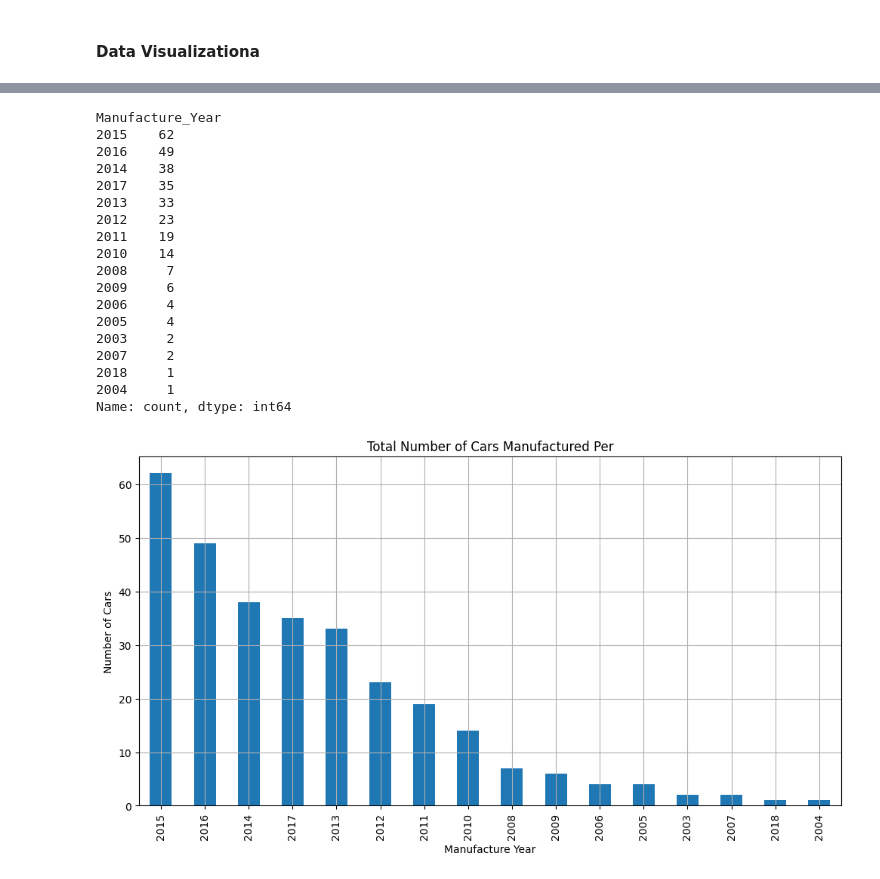
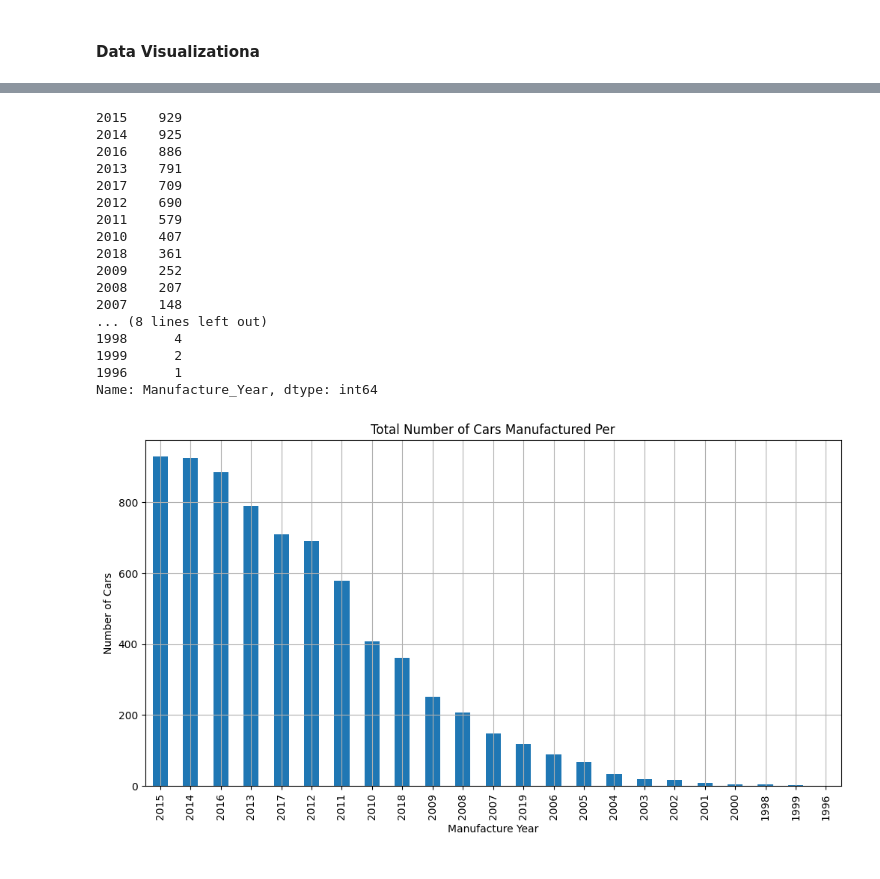
Before and after one commit to Levice085/sankyana_scripts, a Jupyter notebook: Exploratory Data Anaylsis (1) (1).ipynb, the cells around one changed output, grey strips where cells are left out. Cells and saved outputs as stored; diff of their text form; code cells hidden in the pictures.

```diff
--- a/Exploratory Data Anaylsis (1) (1).ipynb
+++ b/Exploratory Data Anaylsis (1) (1).ipynb
@@ -125,6 +128,6 @@ data1 = data.drop(3, axis = 0)
 # %% [markdown]
 ### Renaming a column
 # %%
-car_data= pd.read_csv(r"E:\Sankhyana Training\Datasets\car data.csv")
+car_data= pd.read_csv(r"C:\Users\hp\Desktop\5.1\sankyana\Datasets\used_cars_data.csv")
 car_data.head()
 # %% [output]
@@ -199,29 +202,29 @@ car_data1.head()
 # %%
 car_data1['Manufacture_Year'].value_counts()
 # %% [output]
-Manufacture_Year
-2015    62
-2016    49
-2014    38
-2017    35
-2013    33
-2012    23
-2011    19
-2010    14
-2008     7
-2009     6
-2006     4
-2005     4
-2003     2
-2007     2
-2018     1
-2004     1
-Name: count, dtype: int64
+2015    929
+2014    925
+2016    886
+2013    791
+2017    709
+2012    690
+2011    579
+2010    407
+2018    361
+2009    252
+2008    207
+2007    148
+... (8 lines left out)
+1998      4
+1999      2
+1996      1
+Name: Manufacture_Year, dtype: int64
 # %%
 car_data1.Manufacture_Year.value_counts().plot(kind = 'bar', figsize = (12,6))
 plt.title("Total Number of Cars Manufactured Per")
 plt.xlabel("Manufacture Year")
 plt.ylabel("Number of Cars")
+plt.xticks(rotation = 90)
 plt.grid()
 # %% [output]
-[figure, old version]
+[figure, new version]
```
Also changed, not shown: parts of 19 cells of this notebook, 4 other files.
